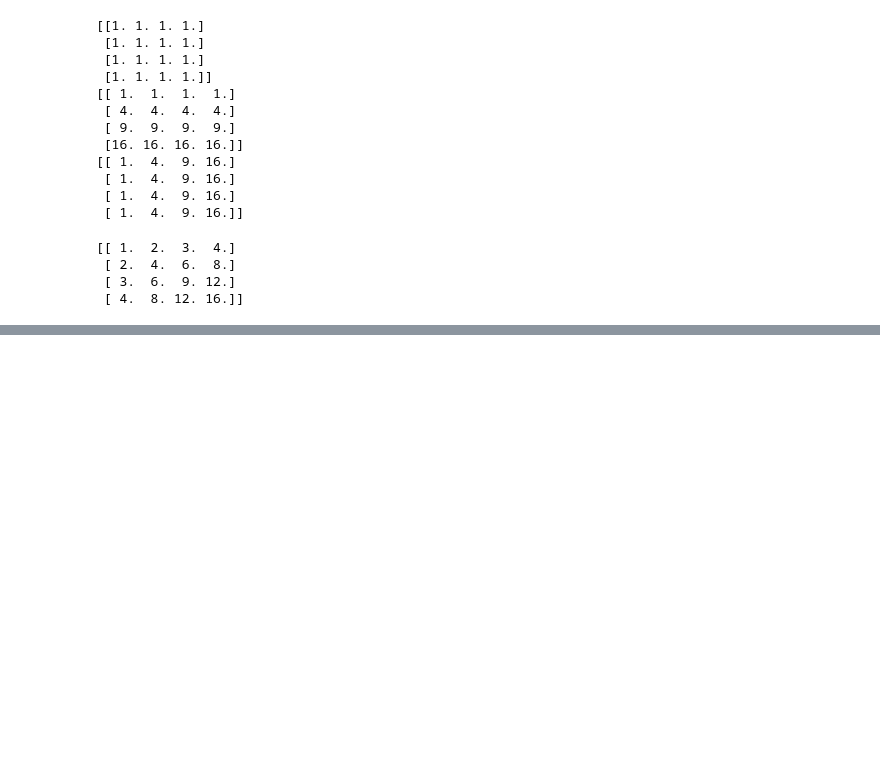
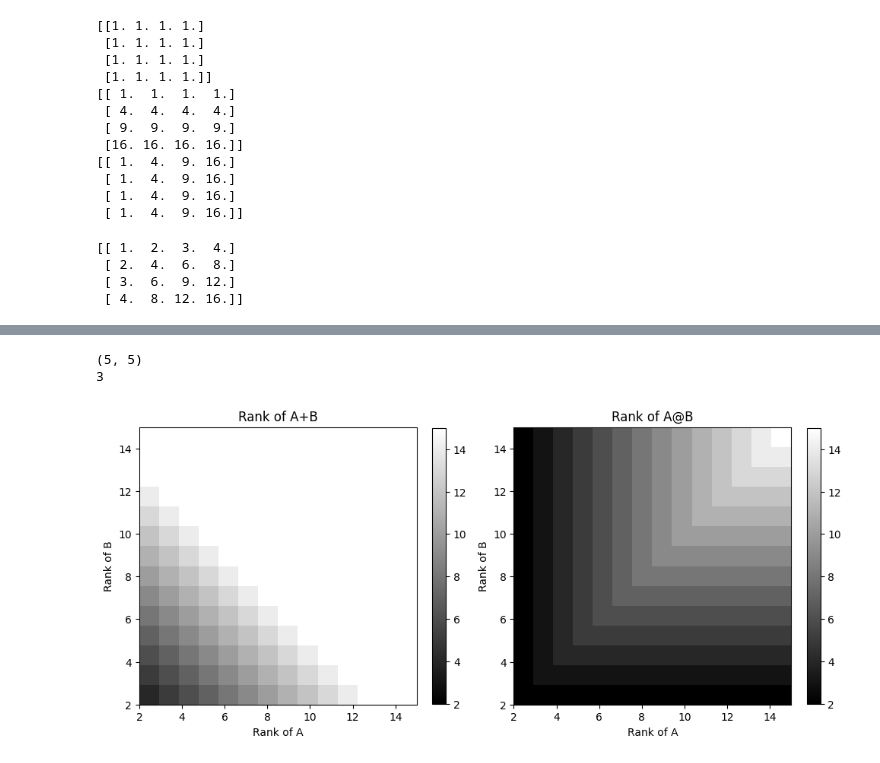
Before and after one commit to paulcarvalho/Linear-Algebra, a Jupyter notebook: matrices.ipynb, the cells around one changed output, grey strips where cells are left out. Cells and saved outputs as stored; diff of their text form; code cells hidden in the pictures; blank space fills up the shorter version.

```diff
--- a/matrices.ipynb
+++ b/matrices.ipynb
@@ -219,0 +384,48 @@ print(D2@A1@D2)
+# %%
+# Exercise 6-7
+def rankAB(M, r):
+    return(np.random.randn(M,r) @ np.random.randn(r,M))
+
+test = rankAB(5,3)
+print(test.shape)
+print(np.linalg.matrix_rank(test))
+
+rank_vals = range(2,16)
+
+# initialize results matrix
+r_out = np.zeros((len(rank_vals),len(rank_vals),2))
+
+for i in range(len(rank_vals)):
+    for j in range(len(rank_vals)):
+
+        # Create matrices
+        S = rankAB(20, rank_vals[i]) + rankAB(20, rank_vals[j])
+        M = rankAB(20, rank_vals[i]) @ rankAB(20, rank_vals[j])
+
+        # compute their ranks
+        r_out[i,j,0] = np.linalg.matrix_rank(S)
+        r_out[i,j,1] = np.linalg.matrix_rank(M)
+
+## visualization
+fig,axs = plt.subplots(1,2,figsize=(10,6))
+s = '+@' # symbols for title
+
+for i in range(2):
+
+  # draw heatmat
+  h = axs[i].imshow(r_out[:,:,i],vmin=np.min(rank_vals),vmax=np.max(rank_vals),origin='lower',
+                    extent=(rank_vals[0],rank_vals[-1],rank_vals[0],rank_vals[-1]),cmap='gray')
+
+  # add colorbar and other niceties
+  fig.colorbar(h,ax=axs[i],fraction=.045)
+  axs[i].set_xlabel('Rank of A')
+  axs[i].set_ylabel('Rank of B')
+  axs[i].set_title(f'Rank of A{s[i]}B')
+
+
+plt.tight_layout()
+plt.show()
+# %% [output]
+(5, 5)
+3
+[figure, added]
```
Also changed, not shown: parts of 13 cells of this notebook.
